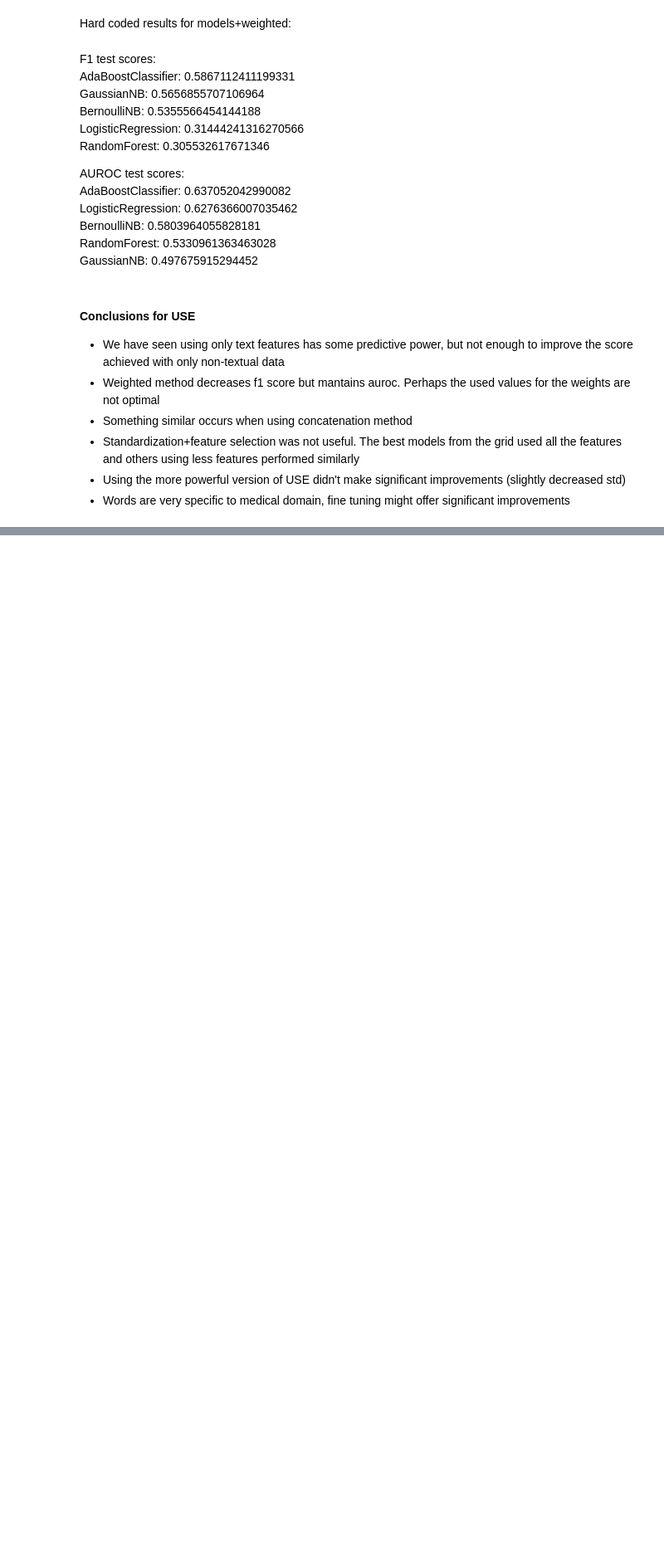
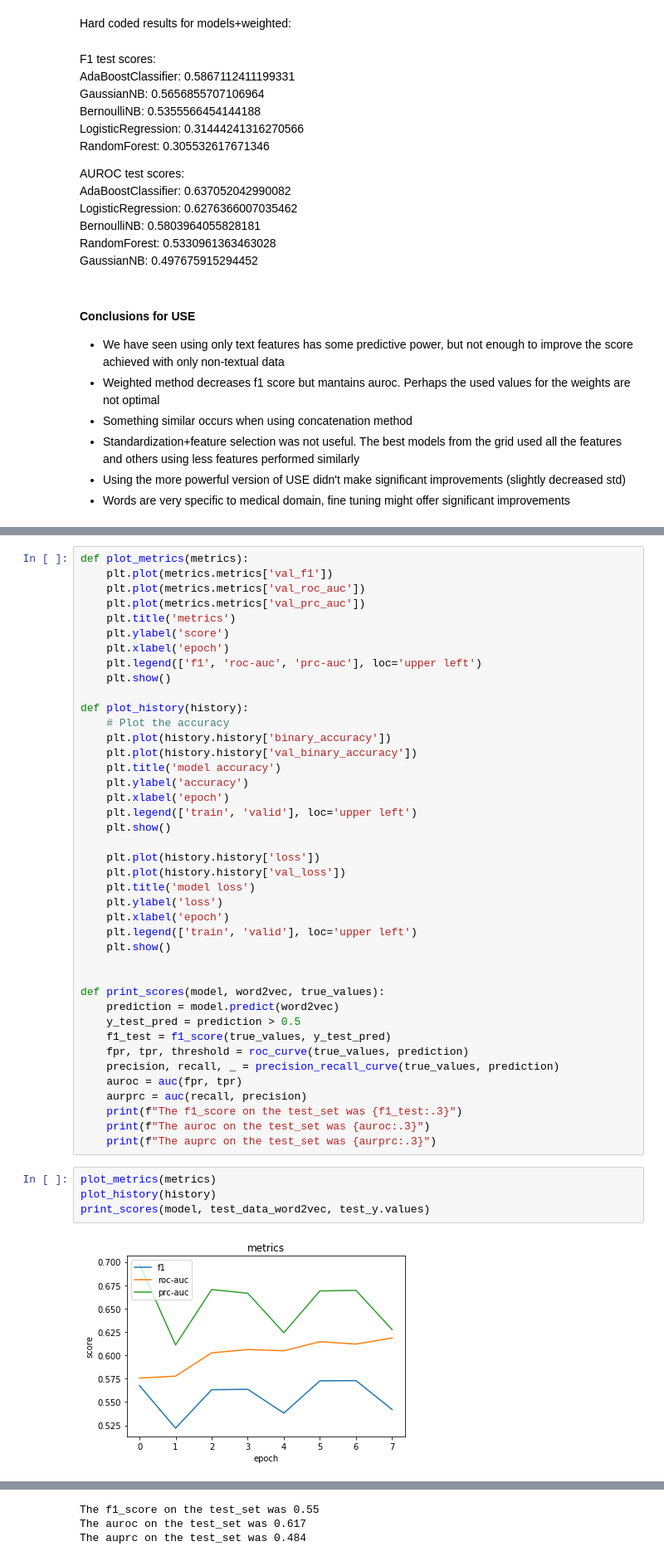
Before and after one commit to pvk95/MLHC, a Jupyter notebook: exercise2/10k_diabetes.ipynb, the cells around one changed output, grey strips where cells are left out. Shown at 83% size. Drawn from its saved outputs; the diff is of its cells as text; blank space fills up the shorter version.

```diff
--- a/exercise2/10k_diabetes.ipynb
+++ b/exercise2/10k_diabetes.ipynb
@@ -672,0 +1015,47 @@ GaussianNB: 0.497675915294452
+# %%
+def plot_metrics(metrics):
+    plt.plot(metrics.metrics['val_f1'])
+    plt.plot(metrics.metrics['val_roc_auc'])
+    plt.plot(metrics.metrics['val_prc_auc'])
+    plt.title('metrics')
+    plt.ylabel('score')
+    plt.xlabel('epoch')
+    plt.legend(['f1', 'roc-auc', 'prc-auc'], loc='upper left')
+    plt.show()
+
+def plot_history(history):
+    # Plot the accuracy
+    plt.plot(history.history['binary_accuracy'])
+    plt.plot(history.history['val_binary_accuracy'])
+    plt.title('model accuracy')
+    plt.ylabel('accuracy')
+    plt.xlabel('epoch')
+    plt.legend(['train', 'valid'], loc='upper left')
+    plt.show()
+
+    plt.plot(history.history['loss'])
+    plt.plot(history.history['val_loss'])
+    plt.title('model loss')
+    plt.ylabel('loss')
+    plt.xlabel('epoch')
+    plt.legend(['train', 'valid'], loc='upper left')
+    plt.show()
+
+
+def print_scores(model, word2vec, true_values):
+    prediction = model.predict(word2vec)
+    y_test_pred = prediction > 0.5
+    f1_test = f1_score(true_values, y_test_pred)
+    fpr, tpr, threshold = roc_curve(true_values, prediction)
+    precision, recall, _ = precision_recall_curve(true_values, prediction)
+    auroc = auc(fpr, tpr)
+    aurprc = auc(recall, precision)
+    print(f"The f1_score on the test_set was {f1_test:.3}")
+    print(f"The auroc on the test_set was {auroc:.3}")
+    print(f"The auprc on the test_set was {aurprc:.3}")
+# %%
+plot_metrics(metrics)
+plot_history(history)
+print_scores(model, test_data_word2vec, test_y.values)
+# %% [output]
+[figure, added]
@@ -672,0 +1064,3 @@ GaussianNB: 0.497675915294452
+The f1_score on the test_set was 0.55
+The auroc on the test_set was 0.617
+The auprc on the test_set was 0.484
```
Also changed, not shown: parts of 31 cells of this notebook, 1 other file.
